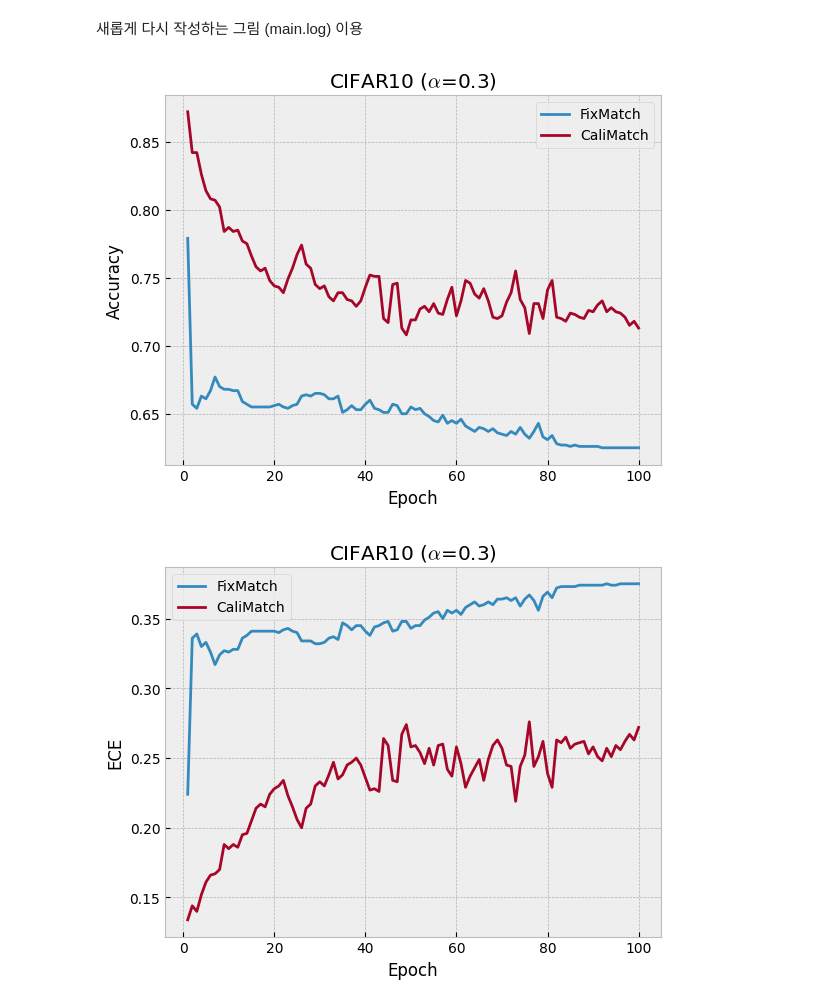
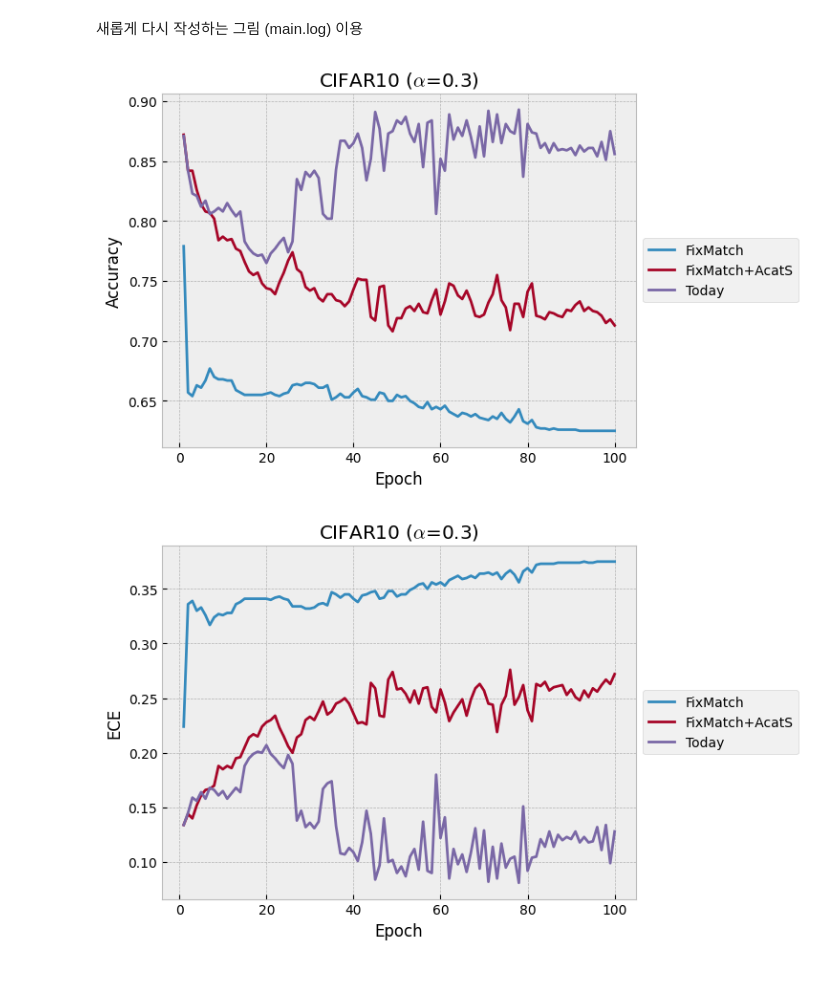
Before and after one commit to bogus215/SafeSSL-Calibration, a Jupyter notebook: jupyters/figure.ipynb, the cells around one changed output. Drawn from its saved outputs; the diff is of its cells as text; code cells hidden in the pictures; blank space fills up the shorter version.

```diff
--- a/jupyters/figure.ipynb
+++ b/jupyters/figure.ipynb
@@ -150,23 +150,30 @@ def log_info(log):
 
     return summary
 
+
+
 LOGS = {
 
     'CIFAR10': {'FIXMATCH':{'0.3':log_info('/mnthdd/Dropbox/D/personal_study/SafeSSL+Calibration/checkpoints/cifar10/FIXMATCH/wide28_2/2023-09-13_18-26-13/main.log'),
                             '0.6':log_info('/mnthdd/Dropbox/D/personal_study/SafeSSL+Calibration/checkpoints/cifar10/FIXMATCH/wide28_2/2023-09-14_04-52-33/main.log')},
 
-                'CALIMATCH':{'0.3':log_info('/mnthdd/Dropbox/D/personal_study/SafeSSL+Calibration/checkpoints/cifar10/CaliMATCH/wide28_2/2023-09-17_18-33-41/main.log'),
+                'FixMatch+AcatS':{'0.3':log_info('/mnthdd/Dropbox/D/personal_study/SafeSSL+Calibration/checkpoints/cifar10/CaliMATCH/wide28_2/2023-09-17_18-33-41/main.log'),
                              '0.6':log_info('/mnthdd/Dropbox/D/personal_study/SafeSSL+Calibration/checkpoints/cifar10/CaliMATCH/wide28_2/2023-09-18_01-02-35/main.log')
-                             }
+                             },
 
+                'Today': {'0.3':log_info('/mnthdd/Dropbox/D/personal_study/SafeSSL+Calibration/checkpoints/cifar10/CaliMATCH+/wide28_2/2023-09-20_07-23-17/main.log'),
+                          '0.6':log_info('/mnthdd/Dropbox/D/personal_study/SafeSSL+Calibration/checkpoints/cifar10/CaliMATCH+/wide28_2/2023-09-19_05-47-29/main.log')}
 
                 },
 
     'CIFAR100': {'FIXMATCH':{'0.3':log_info('/mnthdd/Dropbox/D/personal_study/SafeSSL+Calibration/checkpoints/cifar100/FIXMATCH/wide28_2/2023-09-13_23-37-42/main.log'),
                              '0.6':log_info('/mnthdd/Dropbox/D/personal_study/SafeSSL+Calibration/checkpoints/cifar100/FIXMATCH/wide28_2/2023-09-14_10-55-41/main.log')},
 
-                 'CALIMATCH':{'0.3':log_info('/mnthdd/Dropbox/D/personal_study/SafeSSL+Calibration/checkpoints/cifar100/CaliMATCH/wide28_2/2023-09-17_21-47-57/main.log'),
-                              '0.6':log_info('/mnthdd/Dropbox/D/personal_study/SafeSSL+Calibration/checkpoints/cifar100/CaliMATCH/wide28_2/2023-09-18_04-16-53/main.log')}
+                 'FixMatch+AcatS':{'0.3':log_info('/mnthdd/Dropbox/D/personal_study/SafeSSL+Calibration/checkpoints/cifar100/CaliMATCH/wide28_2/2023-09-17_21-47-57/main.log'),
+                              '0.6':log_info('/mnthdd/Dropbox/D/personal_study/SafeSSL+Calibration/checkpoints/cifar100/CaliMATCH/wide28_2/2023-09-18_04-16-53/main.log')},
+
+                 'Today': {"0.3":log_info('/mnthdd/Dropbox/D/personal_study/SafeSSL+Calibration/checkpoints/cifar100/CaliMATCH+/wide28_2/2023-09-18_22-09-03/main.log'),
+                           "0.6":log_info('/mnthdd/Dropbox/D/personal_study/SafeSSL+Calibration/checkpoints/cifar100/CaliMATCH+/wide28_2/2023-09-19_13-29-14/main.log')}
 
 
                  }
@@ -175,27 +182,29 @@ LOGS = {
 # %%
 import matplotlib.pyplot as plt
 plt.style.use('bmh')
 
 for data in ['CIFAR10', "CIFAR100"]:
     for alpha in ['0.3', '0.6']:
 
         plt.plot(LOGS[data]['FIXMATCH'][alpha]['Epoch'],LOGS[data]['FIXMATCH'][alpha]['Train unlabeled top@1'], label='FixMatch')
-        plt.plot(LOGS[data]['CALIMATCH'][alpha]['Epoch'],LOGS[data]['CALIMATCH'][alpha]['Train unlabeled top@1'], label='CaliMatch')
+        plt.plot(LOGS[data]['FixMatch+AcatS'][alpha]['Epoch'],LOGS[data]['FixMatch+AcatS'][alpha]['Train unlabeled top@1'], label='FixMatch+AcatS')
+        plt.plot(LOGS[data]['Today'][alpha]['Epoch'],LOGS[data]['Today'][alpha]['Train unlabeled top@1'], label='Today')
 
         plt.xlabel("Epoch")
         plt.ylabel("Accuracy")
-        plt.legend()
+        plt.legend(loc='center left',bbox_to_anchor=(1,.5))
         plt.title(str(data)+" ("+fr"$\alpha$={alpha}"+")")
         plt.show()
 
         plt.plot(LOGS[data]['FIXMATCH'][alpha]['Epoch'],LOGS[data]['FIXMATCH'][alpha]['Train unlabeled ece'], label='FixMatch')
-        plt.plot(LOGS[data]['CALIMATCH'][alpha]['Epoch'],LOGS[data]['CALIMATCH'][alpha]['Train unlabeled ece'], label='CaliMatch')
+        plt.plot(LOGS[data]['FixMatch+AcatS'][alpha]['Epoch'],LOGS[data]['FixMatch+AcatS'][alpha]['Train unlabeled ece'], label='FixMatch+AcatS')
+        plt.plot(LOGS[data]['Today'][alpha]['Epoch'],LOGS[data]['Today'][alpha]['Train unlabeled ece'], label='Today')
 
         plt.xlabel("Epoch")
         plt.ylabel("ECE")
-        plt.legend()
+        plt.legend(bbox_to_anchor=(1,.5),loc='center left')
         plt.title(str(data)+" ("+fr"$\alpha$={alpha}"+")")
         plt.show()
 # %% [output]
-[figure, old version]
+[figure, new version]
-[figure, old version]
+[figure, new version]
```
Also changed, not shown: parts of 7 cells of this notebook, 3 other files.
